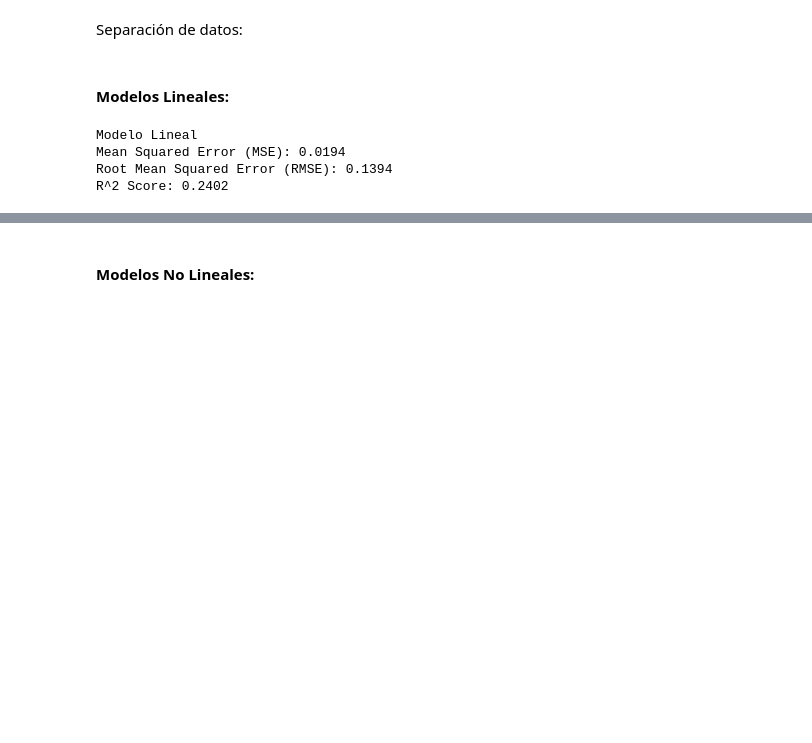
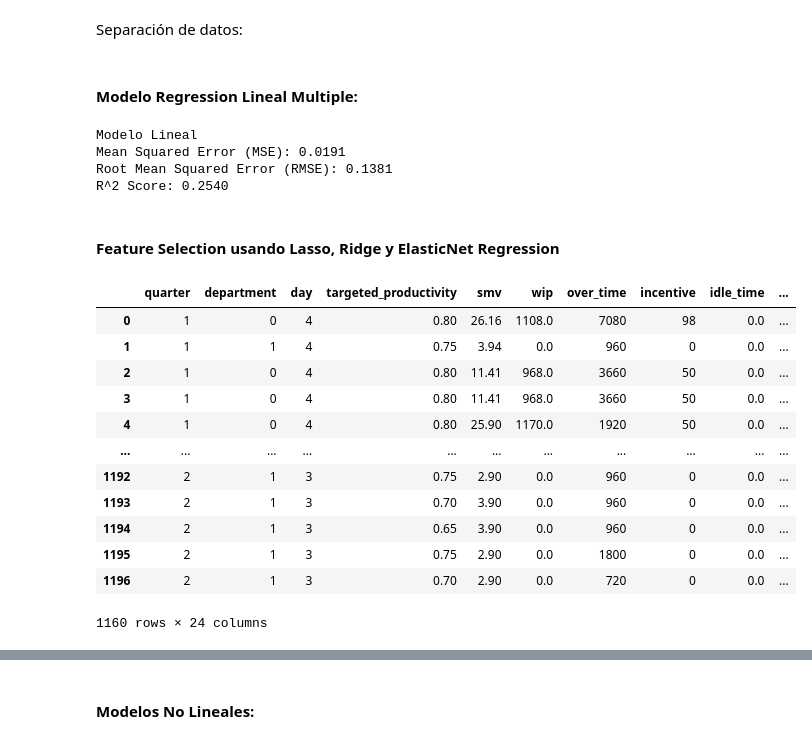
Before and after one commit to cduquee/taller-productividad-manufactura, a Jupyter notebook: codigo.ipynb, the cells around one changed output, grey strips where cells are left out. Cells and saved outputs as stored; diff of their text form; code cells hidden in the pictures; blank space fills up the shorter version.

Commit message:
add feature selection

```diff
--- a/codigo.ipynb
+++ b/codigo.ipynb
@@ -688,11 +693,15 @@ Y = data['actual_productivity']
 
 # Dividir los datos en conjunto de entrenamiento y prueba
 X_train, X_test, y_train, y_test = train_test_split(X, Y, test_size=0.2, random_state=42)
-# %% [markdown]
-#### Modelos Lineales:
+# %% [markdown]
+#### Modelo Regression Lineal Multiple:
 # %%
 from sklearn.linear_model import LinearRegression
 from sklearn.metrics import mean_squared_error, mean_absolute_error, r2_score
+from sklearn.model_selection import cross_validate
+from sklearn.model_selection import KFold
+
+cv_kfold = KFold(n_splits=10, shuffle=True, random_state=42)
 
 # Crear y entrenar el modelo de regresión lineal
 linear_model = LinearRegression()
@@ -713,6 +722,24 @@ print(f"Root Mean Squared Error (RMSE): {linear_rmse:.4f}")
 print(f"R^2 Score: {linear_r2:.4f}")
 # %% [output]
 Modelo Lineal
-Mean Squared Error (MSE): 0.0194
-Root Mean Squared Error (RMSE): 0.1394
-R^2 Score: 0.2402
+Mean Squared Error (MSE): 0.0191
+Root Mean Squared Error (RMSE): 0.1381
+R^2 Score: 0.2540
+# %% [markdown]
+#### Feature Selection usando **Lasso, Ridge y ElasticNet Regression**
+# %%
+X
+# %% [output]
+|  | quarter | department | day | targeted_productivity | smv | wip | over_time | incentive | idle_time | ... |
+| 0 | 1 | 0 | 4 | 0.80 | 26.16 | 1108.0 | 7080 | 98 | 0.0 | ... |
+| 1 | 1 | 1 | 4 | 0.75 | 3.94 | 0.0 | 960 | 0 | 0.0 | ... |
+| 2 | 1 | 0 | 4 | 0.80 | 11.41 | 968.0 | 3660 | 50 | 0.0 | ... |
+| 3 | 1 | 0 | 4 | 0.80 | 11.41 | 968.0 | 3660 | 50 | 0.0 | ... |
+| 4 | 1 | 0 | 4 | 0.80 | 25.90 | 1170.0 | 1920 | 50 | 0.0 | ... |
+| ... | ... | ... | ... | ... | ... | ... | ... | ... | ... | ... |
+| 1192 | 2 | 1 | 3 | 0.75 | 2.90 | 0.0 | 960 | 0 | 0.0 | ... |
+| 1193 | 2 | 1 | 3 | 0.70 | 3.90 | 0.0 | 960 | 0 | 0.0 | ... |
+| 1194 | 2 | 1 | 3 | 0.65 | 3.90 | 0.0 | 960 | 0 | 0.0 | ... |
+| 1195 | 2 | 1 | 3 | 0.75 | 2.90 | 0.0 | 1800 | 0 | 0.0 | ... |
+| 1196 | 2 | 1 | 3 | 0.70 | 2.90 | 0.0 | 720 | 0 | 0.0 | ... |
+1160 rows × 24 columns
```
Also changed, not shown: parts of 19 cells of this notebook.
